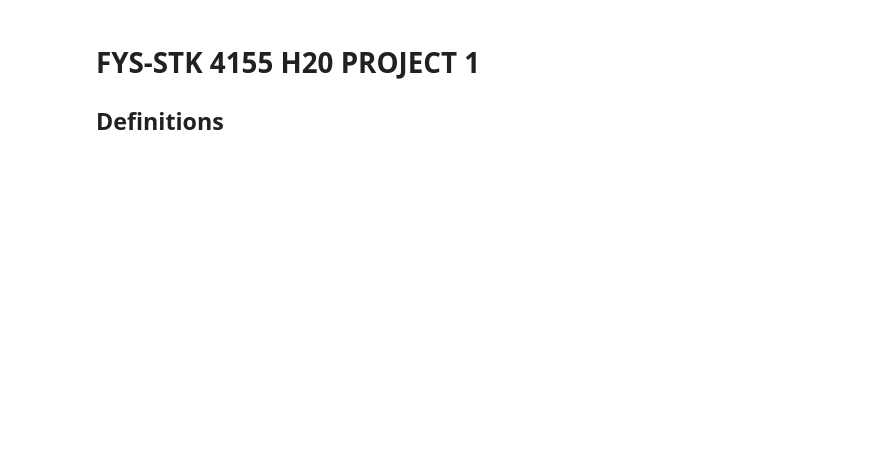
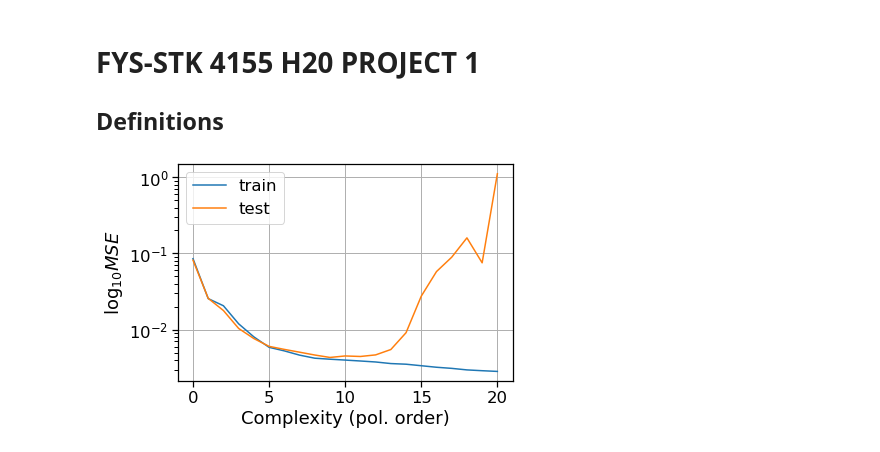
Before and after one commit to fonstelien/FYS-STK4155, a Jupyter notebook: project1/project1.ipynb, the cells around one changed output. Drawn from its saved outputs; the diff is of its cells as text; code cells hidden in the pictures; blank space fills up the shorter version.

```diff
--- a/project1/project1.ipynb
+++ b/project1/project1.ipynb
@@ -37,0 +15,13 @@ for k in range(n):
+# %%
+# Generate samples from the FrankeFunction with some optional noise
+def franke_sampler(x, y, noise=.1):
+    f = FrankeFunction(x, y).reshape(len(x), 1)
+    var_eps = noise * np.var(f)
+    z = f + np.sqrt(var_eps)*np.random.randn(len(x), 1)
+    return (z, f, var_eps)
+# %%
+# Create a mesh with sn uniform randomly scattered points in the rectangle (x_start, y_start), (x_end, y_end). Returned ndarrays have shape (sn, 1)
+def randmesh(sn=100, x_start=0., y_start=0., x_end=1., y_end=1.):
+    x = np.random.uniform(x_start, x_end, (sn, 1))
+    y = np.random.uniform(y_start, y_end, (sn, 1))
+    return (x, y)
@@ -37,0 +69,30 @@ for k in range(n):
+# %%
+x, y = randmesh(sn=1000)
+z, f, var_eps = franke_sampler(x.T[0], y.T[0], noise=.05)
+max_pol_order = 20
+bootstraps = 100
+# %%
+mse_df = DataFrame()
+mse_df["pol order"] = list(range(max_pol_order+1))
+mse_df["mse train"] = np.ndarray(max_pol_order+1)
+mse_df["mse test"] = np.ndarray(max_pol_order+1)
+
+for pn in mse_df["pol order"]:
+    X = make_design_matrix(x, y, pn=pn)
+    X_train, X_test, z_train, z_test, f_train, f_test = preprocess(X, z, f, train_size=.7)
+
+    beta_hat = np.linalg.pinv(X_train) @ z_train
+    z_train_tilde = X_train @ beta_hat
+    z_test_tilde = X_test @ beta_hat
+
+    mse_df.at[pn, "mse train"] = mse(z_train, z_train_tilde)
+    mse_df.at[pn, "mse test"] = mse(z_test, z_test_tilde)
+# %%
+ax = mse_df.plot(x="pol order", logy=True)
+ax.legend(["train", "test"])
+ax.set_xlabel("Complexity (pol. order)")
+ax.set_ylabel("$\log_{10} MSE$")
+ax.grid(True)
+plt.show()
+# %% [output]
+[figure, added]
```
Also changed, not shown: parts of 10 cells of this notebook.
